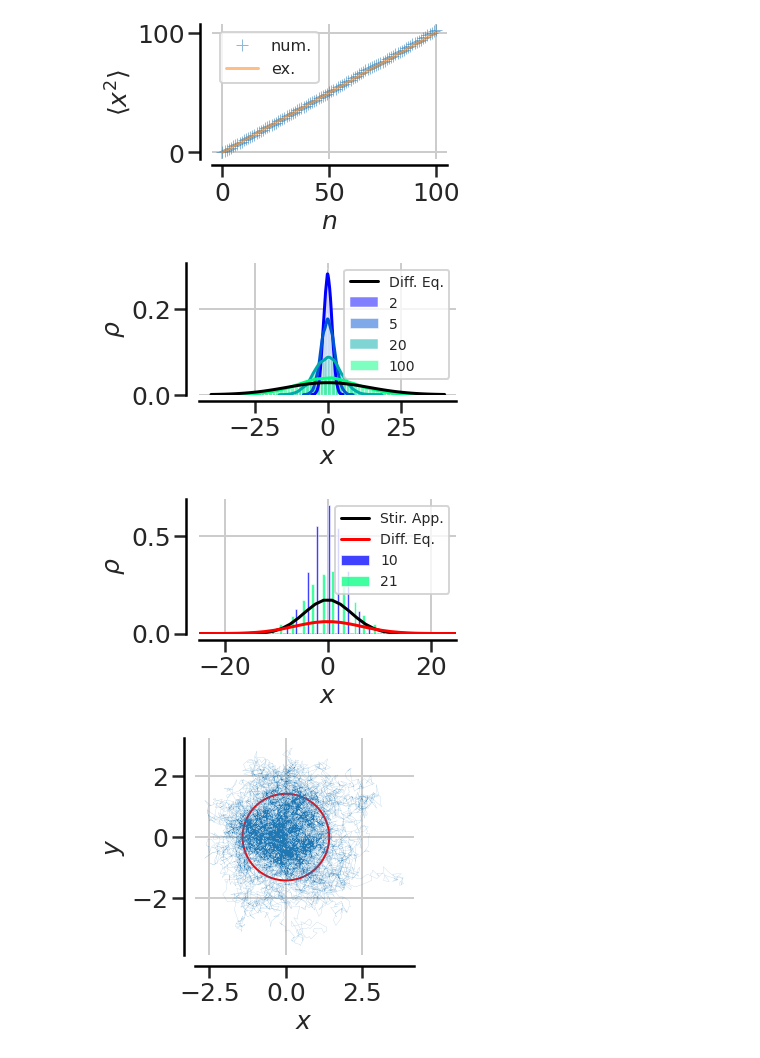
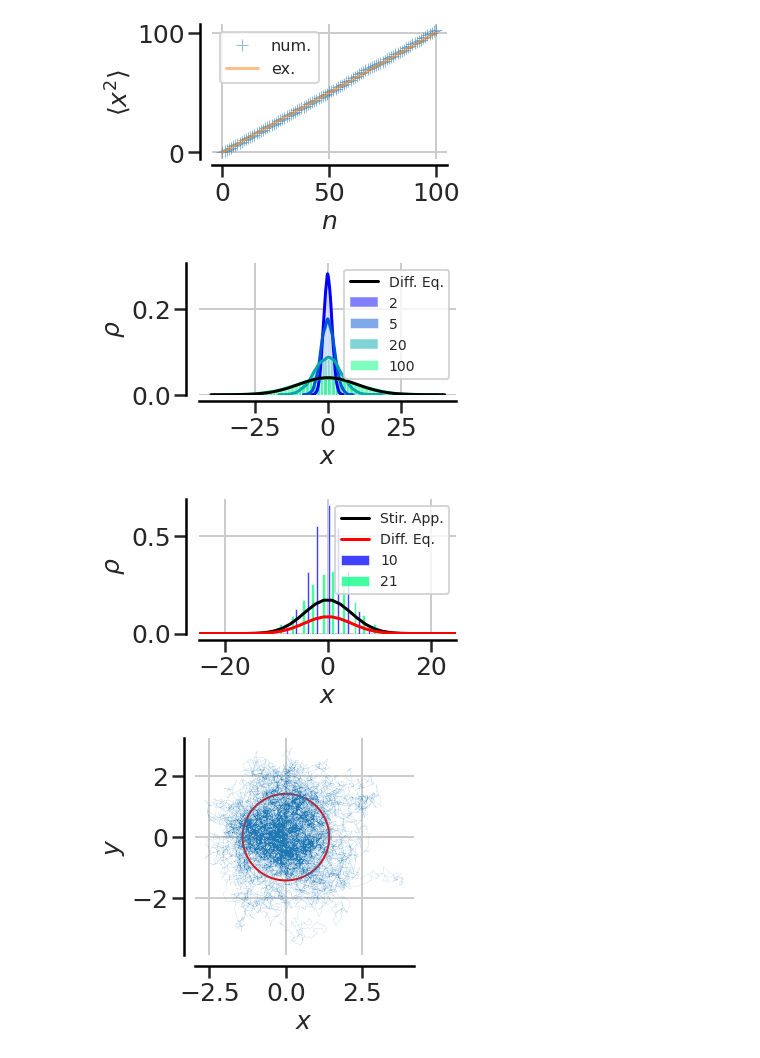
Before and after one commit to janweinreich/stoch_proc, a Jupyter notebook: random_walk.ipynb, the cells around one changed output. Drawn from its saved outputs; the diff is of its cells as text; code cells hidden in the pictures.

```diff
--- a/random_walk.ipynb
+++ b/random_walk.ipynb
@@ -99,35 +99,35 @@ ax.spines['right'].set_color('none')
 ax.spines['top'].set_color('none')
 ax.spines['bottom'].set_position(('axes', -0.05))
 ax.spines['bottom'].set_color('black')
 ax.spines['left'].set_color('black')
 ax.yaxis.set_ticks_position('left')
 ax.xaxis.set_ticks_position('bottom')
 ax.spines['left'].set_position(('axes', -0.05))
 
 
 def solution_diff(x, t):
-    D   = 1 #0.5
+    D   = 0.5
     Nf  = 1.0 /( np.sqrt(4.0*np.pi*D*t))
     fac = np.exp(-    (x**2/(4.0*D*t)))
     return Nf * fac
 
 n_sel = [2, 5, 20, 100]
 NCURVES=len(n_sel)
 colors=plt.cm.winter(np.linspace(0,1,NCURVES))
 
 
 for ind, n in enumerate(n_sel):
     #sns.histplot(all_trj[:,n], color=colors[ind],cbar=False,  kde=True, ax=ax)
     sns.histplot(all_trj[:,n], color=colors[ind],  kde=True,stat='density', ax=ax, label= n)
 
 plt.plot(np.linspace(-40, 40), solution_diff(np.linspace(-40, 40), 100.0) , color= 'black', label='Diff. Eq.' )
 plt.legend(ncol=1, fontsize = 14)
 ax.set_xlabel(r"$x $")
 ax.set_ylabel(r"$\rho$")
 fig.tight_layout(h_pad=0.0, pad=1.5)
 plt.savefig('./figures/JanWeinreich_P1_1b.png')
 # %% [output]
-[figure, old version]
+[figure, new version]
 # %%
 Ntrj = 10000
 n    = 1000
@@ -194,7 +194,7 @@ ax.set_ylabel(r"$\rho$")
 fig.tight_layout(h_pad=0.0, pad=1.5)
 plt.savefig('./figures/JanWeinreich_P1_2b.png')
 # %% [output]
-[figure, old version]
+[figure, new version]
 # %%
 def getcolumn(filename, column, mode='float'):
     dat=np.loadtxt(filename , usecols=column, dtype=mode)
```
Also changed, not shown: 1 other file.
